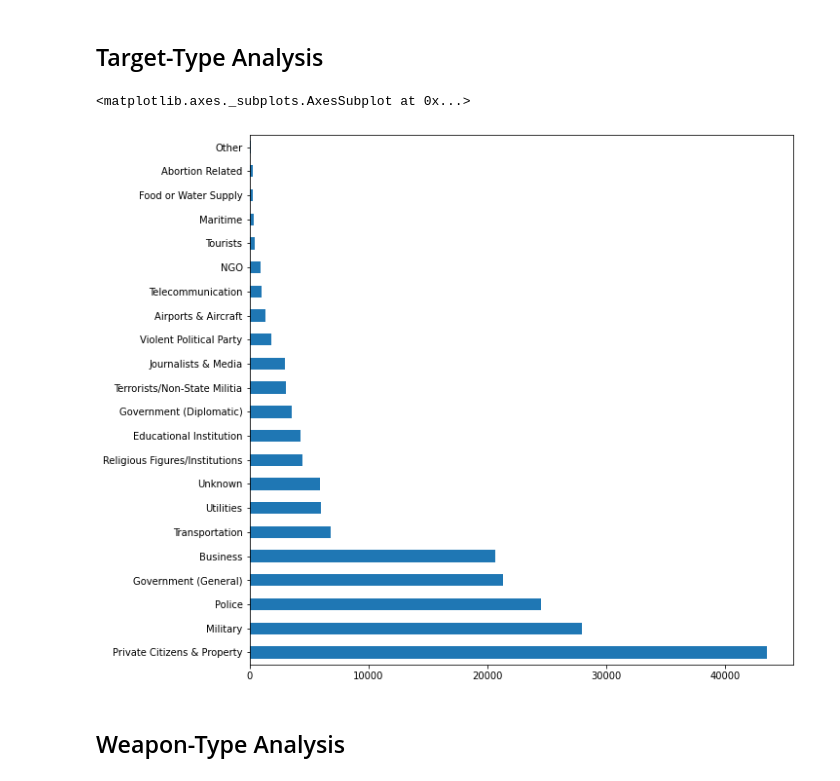
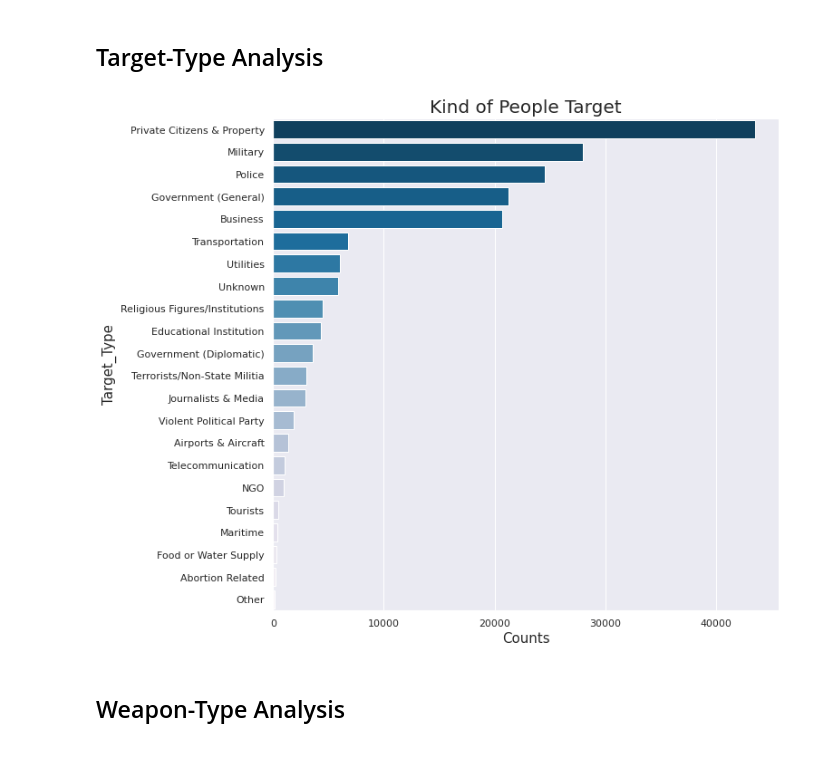
Before and after one commit to Prasad-Khedkar/Global-Terrorism-EDA, a Jupyter notebook: Global_Terrorism(EDA).ipynb, the cells around one changed output. Cells and saved outputs as stored; diff of their text form; code cells hidden in the pictures.

```diff
--- a/Global_Terrorism(EDA).ipynb
+++ b/Global_Terrorism(EDA).ipynb
@@ -120,10 +136,14 @@ plt.show()
 # %% [markdown]
 ## Target-Type Analysis
-# %%
-df['Target_Type'].value_counts().plot(kind='barh',figsize=[10,10])
-# %% [output]
-<matplotlib.axes._subplots.AxesSubplot at 0x...>
-[figure, removed]
+# %%
+plt.figure(figsize=(10,10))
+sns.barplot(x=df['Target_Type'].value_counts(),y=df['Target_Type'].value_counts().index,palette='PuBu_r')
+plt.xlabel('Counts',fontsize=15)
+plt.ylabel('Target_Type',fontsize=15)
+plt.title('Kind of People Target',fontsize=20)
+plt.show()
+# %% [output]
+[figure, added]
 # %% [markdown]
 ## Weapon-Type Analysis
 # %%
```
Also changed, not shown: parts of 41 cells of this notebook.
